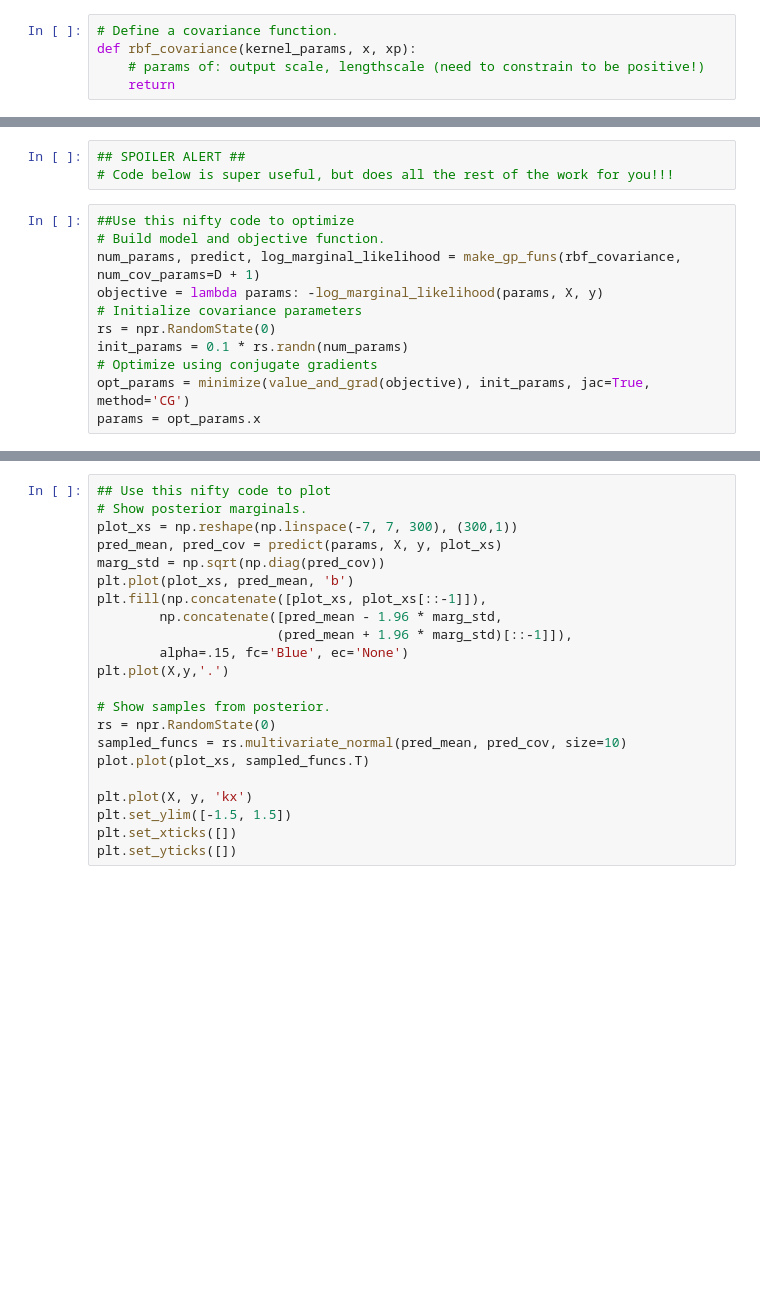
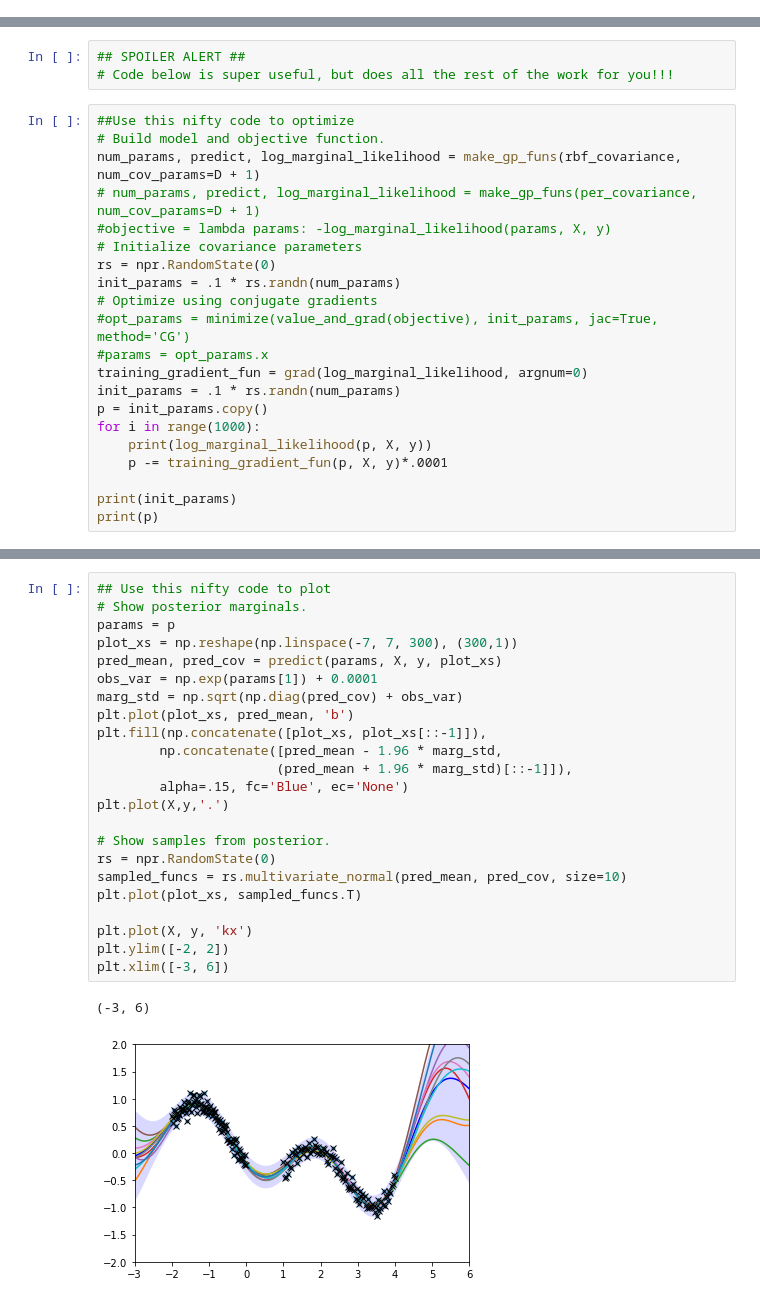
Before and after one commit to DrugowitschLab/ML-from-scratch-seminar, a Jupyter notebook: Gaussian Process/GP Regression.ipynb, the cells around one changed output, grey strips where cells are left out. Drawn from its saved outputs; the diff is of its cells as text; blank space fills up the shorter version.

```diff
--- a/Gaussian Process/GP Regression.ipynb
+++ b/Gaussian Process/GP Regression.ipynb
@@ -34,8 +37,3 @@ def make_gp_funs(cov_func, num_cov_params):
         return mvn.logpdf(y, prior_mean, cov_y_y)
 
     return num_cov_params + 2, predict, log_marginal_likelihood
-# %%
-# Define a covariance function.
-def rbf_covariance(kernel_params, x, xp):
-    # params of: output scale, lengthscale (need to constrain to be positive!)
-    return
@@ -62,10 +78,20 @@ plt.plot(X,y,'.')
 ##Use this nifty code to optimize
 # Build model and objective function.
 num_params, predict, log_marginal_likelihood = make_gp_funs(rbf_covariance, num_cov_params=D + 1)
-objective = lambda params: -log_marginal_likelihood(params, X, y)
+# num_params, predict, log_marginal_likelihood = make_gp_funs(per_covariance, num_cov_params=D + 1)
+#objective = lambda params: -log_marginal_likelihood(params, X, y)
 # Initialize covariance parameters
 rs = npr.RandomState(0)
-init_params = 0.1 * rs.randn(num_params)
+init_params = .1 * rs.randn(num_params)
 # Optimize using conjugate gradients
-opt_params = minimize(value_and_grad(objective), init_params, jac=True, method='CG')
-params = opt_params.x
+#opt_params = minimize(value_and_grad(objective), init_params, jac=True, method='CG')
+#params = opt_params.x
+training_gradient_fun = grad(log_marginal_likelihood, argnum=0)
+init_params = .1 * rs.randn(num_params)
+p = init_params.copy()
+for i in range(1000):
+    print(log_marginal_likelihood(p, X, y))
+    p -= training_gradient_fun(p, X, y)*.0001
+
+print(init_params)
+print(p)
@@ -72,22 +116,26 @@ params = opt_params.x
 # %%
 ## Use this nifty code to plot
 # Show posterior marginals.
+params = p
 plot_xs = np.reshape(np.linspace(-7, 7, 300), (300,1))
 pred_mean, pred_cov = predict(params, X, y, plot_xs)
-marg_std = np.sqrt(np.diag(pred_cov))
+obs_var = np.exp(params[1]) + 0.0001
+marg_std = np.sqrt(np.diag(pred_cov) + obs_var)
 plt.plot(plot_xs, pred_mean, 'b')
 plt.fill(np.concatenate([plot_xs, plot_xs[::-1]]),
         np.concatenate([pred_mean - 1.96 * marg_std,
                        (pred_mean + 1.96 * marg_std)[::-1]]),
         alpha=.15, fc='Blue', ec='None')
 plt.plot(X,y,'.')
 
 # Show samples from posterior.
 rs = npr.RandomState(0)
 sampled_funcs = rs.multivariate_normal(pred_mean, pred_cov, size=10)
-plot.plot(plot_xs, sampled_funcs.T)
+plt.plot(plot_xs, sampled_funcs.T)
 
 plt.plot(X, y, 'kx')
-plt.set_ylim([-1.5, 1.5])
-plt.set_xticks([])
-plt.set_yticks([])
+plt.ylim([-2, 2])
+plt.xlim([-3, 6])
+# %% [output]
+(-3, 6)
+[figure, added]
```
Also changed, not shown: parts of 4 cells of this notebook.
